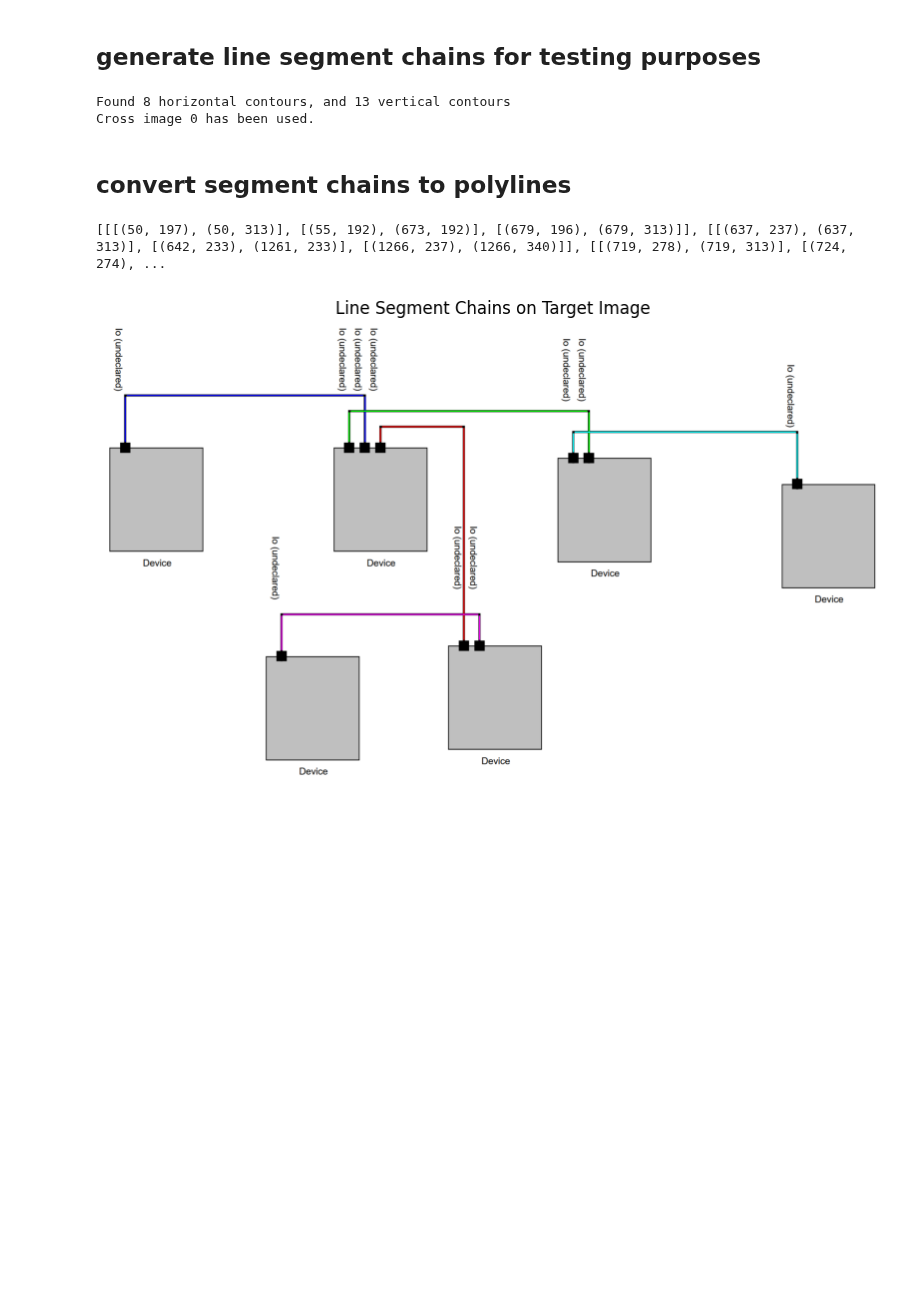
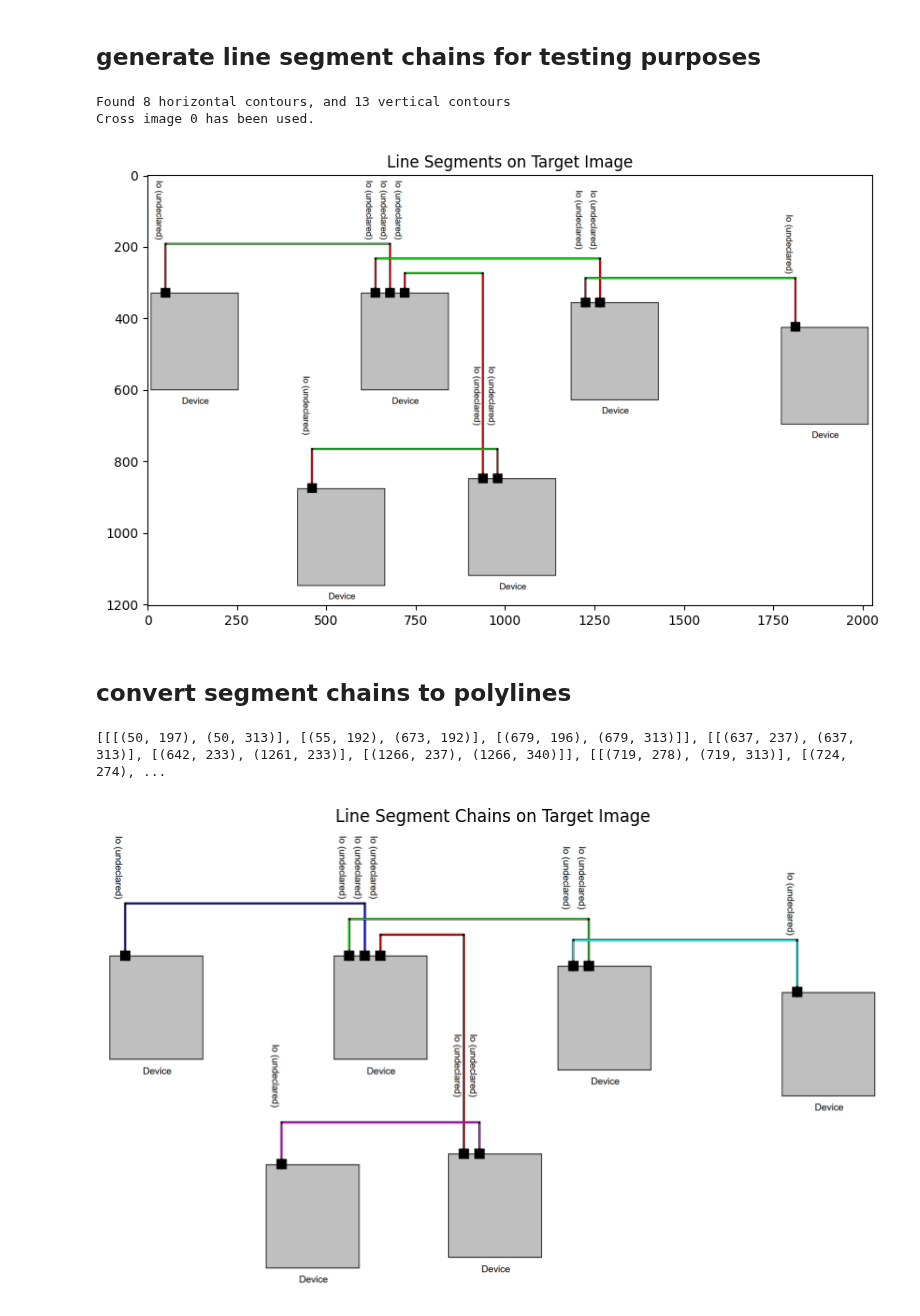
Before and after one commit to franzbanz/computervision, a Jupyter notebook: generaltesting_devices.ipynb, the cells around one changed output. Saved outputs shown, nothing was run; the diff lists cells and outputs as text; code cells hidden in the pictures; blank space fills up the shorter version.

```diff
--- a/generaltesting_devices.ipynb
+++ b/generaltesting_devices.ipynb
@@ -183,33 +183,47 @@ def merge_lines(closest_ver, closest_hor):
 
 def connect_lines_at_crossings(crossings, line_segments_ver_sorted, line_segments_hor_sorted, tolerance=5):
     merged_lines = []
     for crossing in crossings:
         closest_ver, closest_hor = find_closest_lines(crossing, line_segments_ver_sorted, line_segments_hor_sorted, tolerance)
 
         if len(closest_ver) < 2 or len(closest_hor) < 2:
             continue  # Skip if there are not enough lines to merge
 
         merged_ver, merged_hor = merge_lines(closest_ver, closest_hor)
 
         for line in closest_ver:
             line_segments_ver_sorted.remove(line)
         for line in closest_hor:
             line_segments_hor_sorted.remove(line)
 
         new_ver_line = ((crossing[0], merged_ver[0]), (crossing[0], merged_ver[1]))
         new_hor_line = ((merged_hor[0], crossing[1]), (merged_hor[1], crossing[1]))
 
         line_segments_ver_sorted.append(new_ver_line)
         line_segments_hor_sorted.append(new_hor_line)
 
         merged_lines.append((new_ver_line, new_hor_line))
 
     return line_segments_ver_sorted, line_segments_hor_sorted, merged_lines
 
 line_segments_ver_sorted, line_segments_hor_sorted, merged_lines = connect_lines_at_crossings(intersections, line_segments_ver_sorted, line_segments_hor_sorted, tolerance=5)
+
+# Draw the line segments onto the target image
+for line in line_segments_ver_sorted:
+    cv2.line(target_img, line[0], line[1], (0, 0, 255), 2)  # Red for vertical lines
+
+for line in line_segments_hor_sorted:
+    cv2.line(target_img, line[0], line[1], (0, 255, 0), 2)  # Green for horizontal lines
+
+# Display the result
+plt.figure(figsize=(10, 10))
+plt.imshow(cv2.cvtColor(target_img, cv2.COLOR_BGR2RGB))
+plt.title('Line Segments on Target Image')
+plt.show()
 # %% [output]
 Found 8 horizontal contours, and 13 vertical contours
 Cross image 0 has been used.
+[figure, added]
 # %% [markdown]
 ## convert segment chains to polylines
 # %%
```
Also changed, not shown: parts of 4 cells of this notebook, 1 other file.
